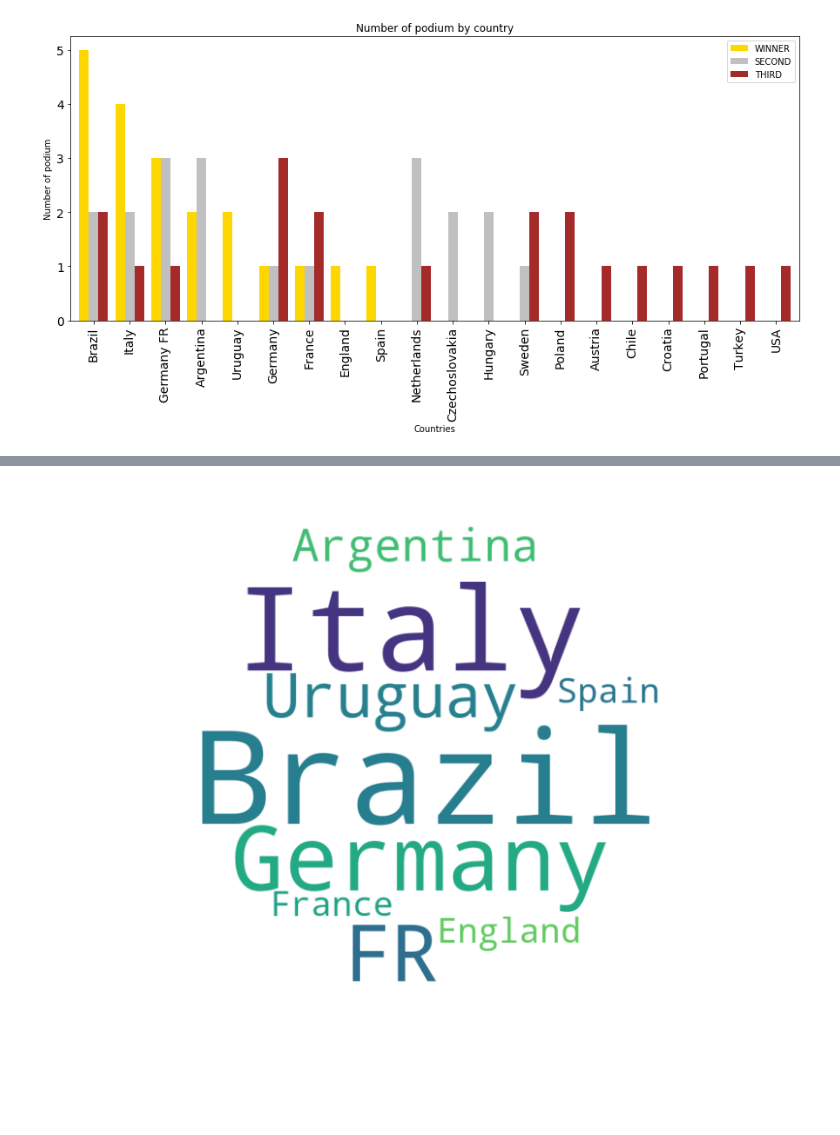
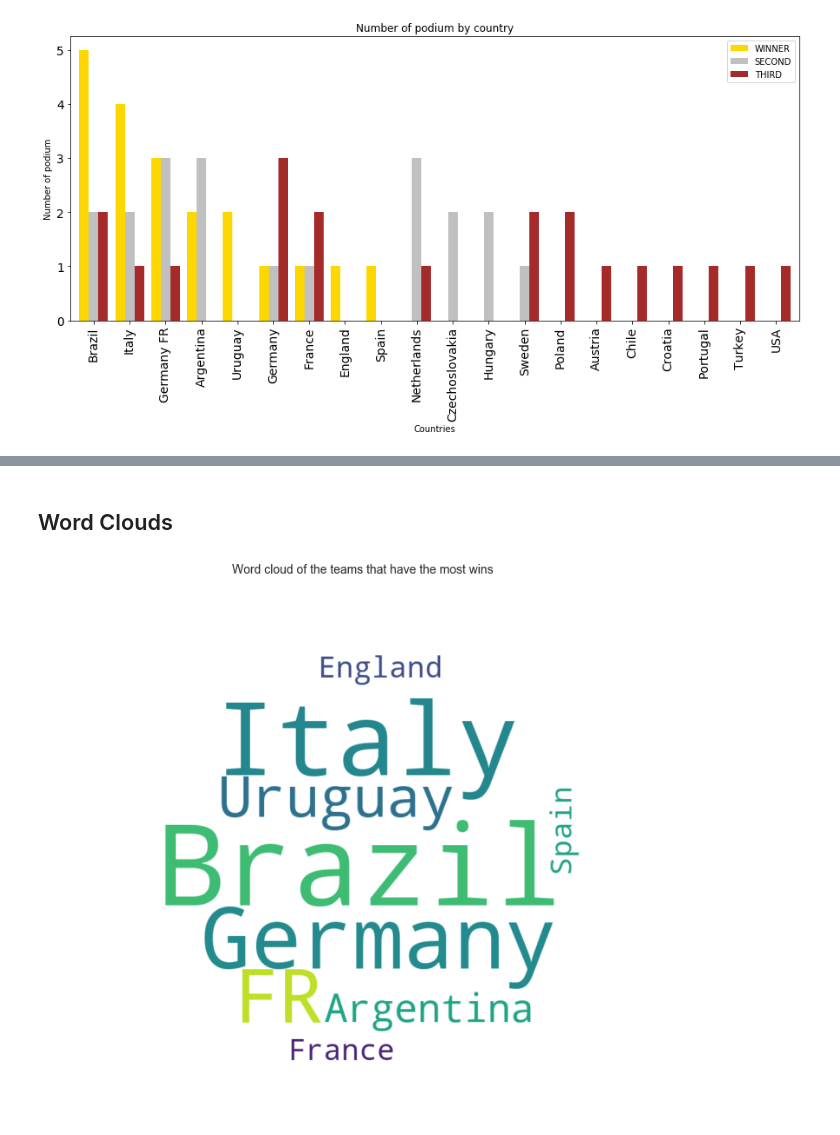
Before and after one commit to SushrutKerulkar/FIFA_World_Cup_EDA, a Jupyter notebook: Fifa_World_Cup.ipynb, the cells around one changed output, grey strips where cells are left out. Saved outputs shown, nothing was run; the diff lists cells and outputs as text; code cells hidden in the pictures; blank space fills up the shorter version.

Commit message:
More comments added
plt.title method change.

```diff
--- a/Fifa_World_Cup.ipynb
+++ b/Fifa_World_Cup.ipynb
@@ -91,20 +110,21 @@ plt.title=('Top 10 countries who have the most half-time goals')
+# %% [markdown]
+## Word Clouds
 # %%
 ftbl_img = np.array(Image.open("C:\Sushrut\Fifa world cup 2018\\football.jpg"))
-# d = path.dirname(__file__) if "__file__" in locals() else os.getcwd()
-# ftbl_img = np.array(Image.open(path.join(d, "football.jpg")))
+
 ftbl_ball = WordCloud(background_color="white", max_words = 2000, mask=ftbl_img)
 winner_text = ' '.join(world_cups['Winner'].dropna().tolist())
 ftbl_ball.generate(winner_text)
 
 plt.figure(figsize=(20,10))
 sns.set_style("whitegrid")
 
-# plt.title('Word cloud of the teams that have the most wins', fontsize=14)
+plt.suptitle('Word cloud of the teams that have the most wins', fontsize=14)
 plt.imshow(ftbl_ball, interpolation = 'bilinear')
 plt.axis("off")
 plt.show()
 # %% [output]
-[figure, old version]
+[figure, new version]
 # %%
 #WordCloud of Football player names
 
```
Also changed, not shown: parts of 9 cells of this notebook.
